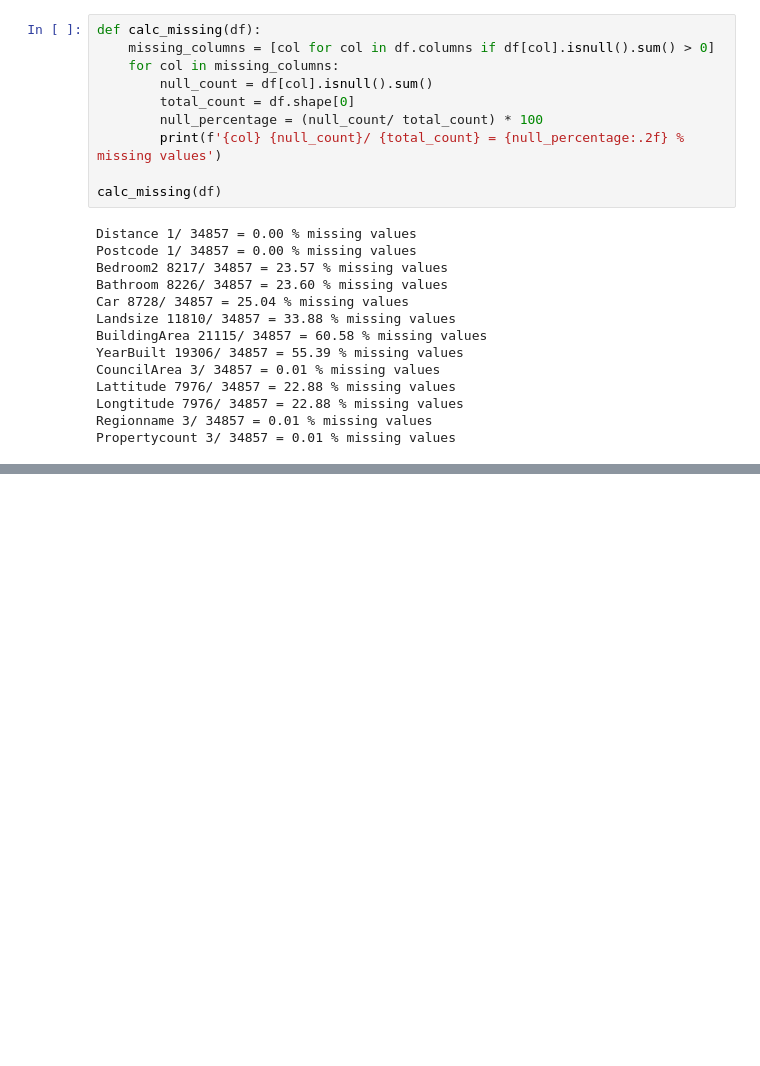
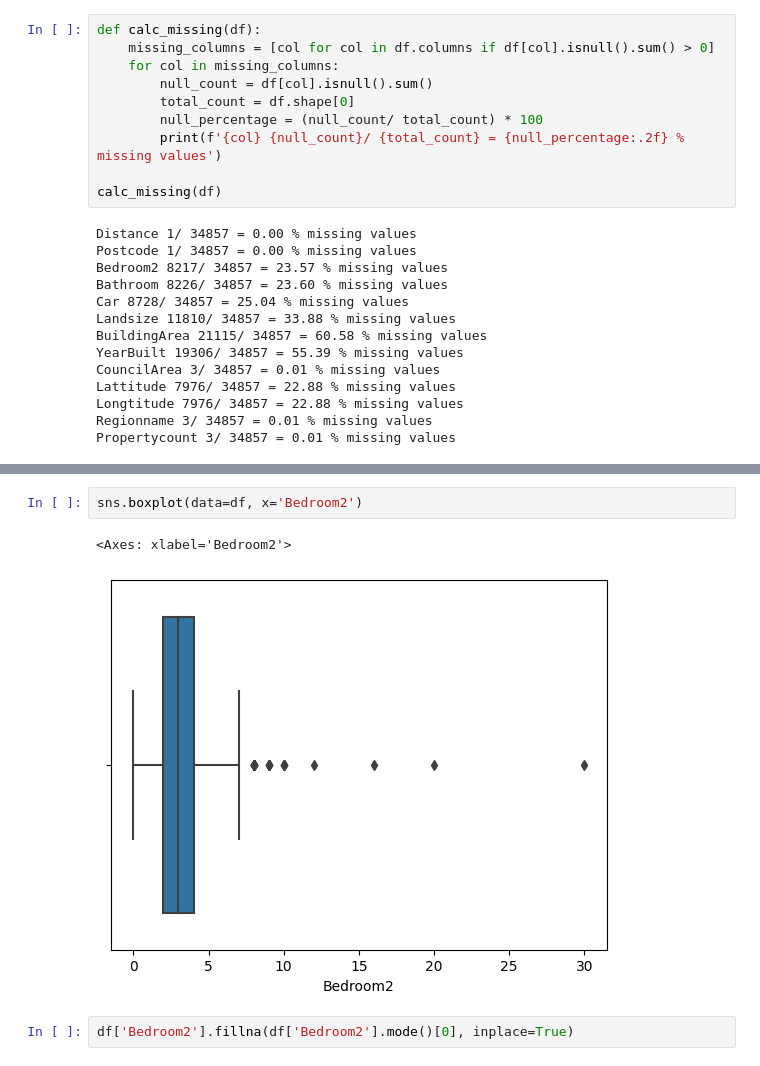
Before and after one commit to MiguelAngel3378/CURSO_ANALISIS_BD2, a Jupyter notebook: m5_visualizacion/seaborn/ejemplo3.ipynb, the cells around one changed output, grey strips where cells are left out. Drawn from its saved outputs; the diff is of its cells as text; blank space fills up the shorter version.

```diff
--- a/m5_visualizacion/seaborn/ejemplo3.ipynb
+++ b/m5_visualizacion/seaborn/ejemplo3.ipynb
@@ -166,0 +199,7 @@ Propertycount 3/ 34857 = 0.01 % missing values
+# %%
+sns.boxplot(data=df, x='Bedroom2')
+# %% [output]
+<Axes: xlabel='Bedroom2'>
+[figure, added]
+# %%
+df['Bedroom2'].fillna(df['Bedroom2'].mode()[0], inplace=True)
```
Also changed, not shown: parts of 5 cells of this notebook.
